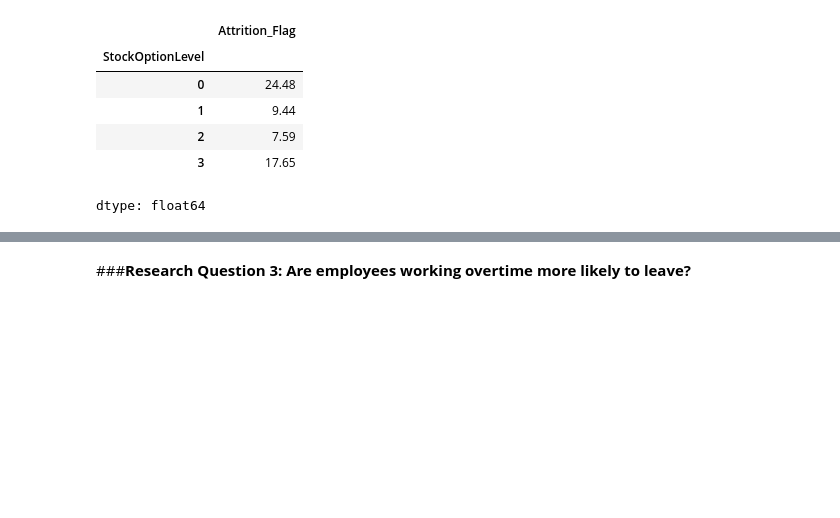
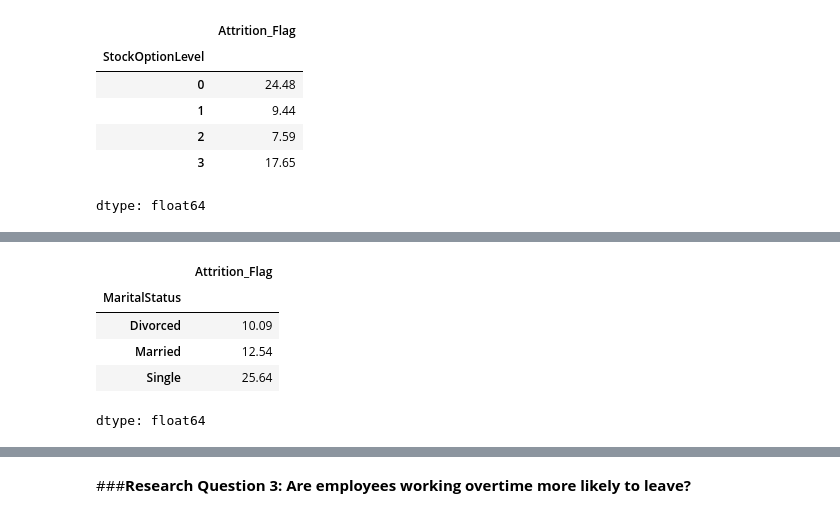
Before and after one commit to Jamieho1602/IBM-HR-Analytics-Overview, a Jupyter notebook: IBM_HR_Analytics.ipynb, the cells around one changed output, grey strips where cells are left out. Drawn from its saved outputs; the diff is of its cells as text; code cells hidden in the pictures; blank space fills up the shorter version.

```diff
--- a/IBM_HR_Analytics.ipynb
+++ b/IBM_HR_Analytics.ipynb
@@ -756,0 +787,12 @@ dtype: float64
+# %%
+# Research Question 2.6 - Additional Analysis Step 2
+# Calculate attrition rate by marital status
+
+(hr_data.groupby('MaritalStatus')['Attrition_Flag'].mean() * 100).round(2)
+# %% [output]
+|  | Attrition_Flag |
+| MaritalStatus |  |
+| Divorced | 10.09 |
+| Married | 12.54 |
+| Single | 25.64 |
+dtype: float64
```
Also changed, not shown: parts of 10 cells of this notebook.
